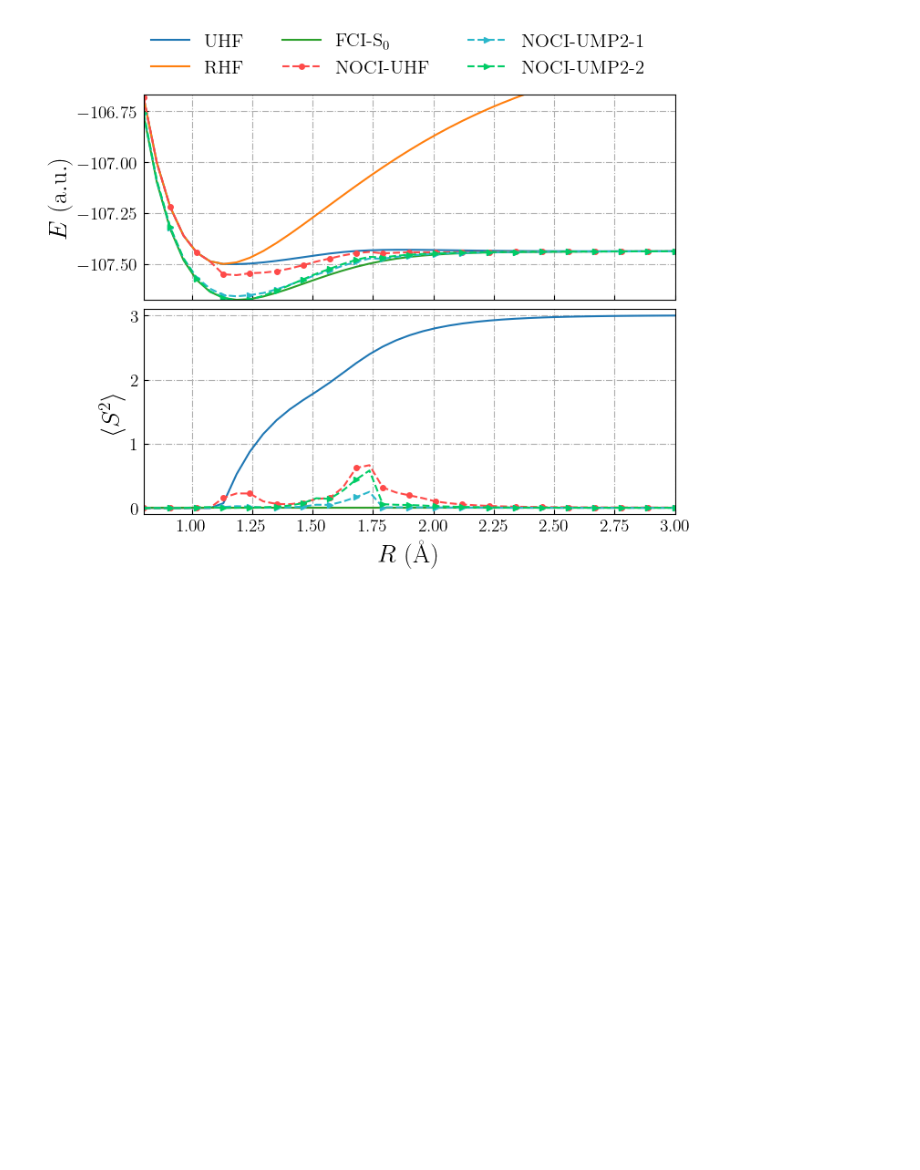
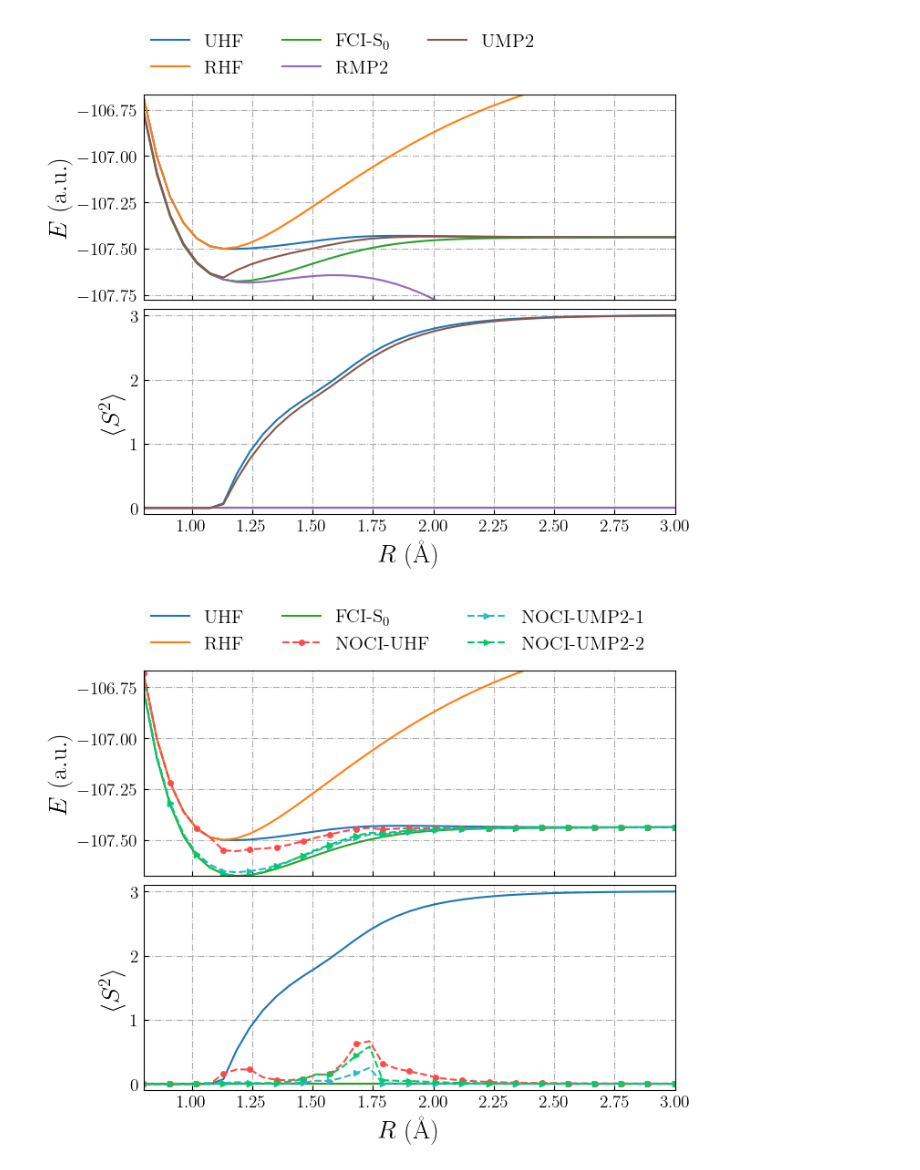
Before and after one commit to yangdatou/bs-uhf, a Jupyter notebook: work/plot/n2.ipynb, the cells around one changed output. Cells and saved outputs as stored; diff of their text form; code cells hidden in the pictures; blank space fills up the shorter version.

```diff
--- a/work/plot/n2.ipynb
+++ b/work/plot/n2.ipynb
@@ -42,6 +42,71 @@ ump2_noci_dict_2 = {
     "markersize": 4,
     "markevery": 2
 }
+# %%
+data_dict = get_plot_data("../data/n2-sto-3g-scf.h5")
+
+bond_length_list = data_dict["ene_uhf"][:, 0]
+ene_nuc_list = data_dict["ene_nuc"][:, 1]
+
+ene_uhf_list     = data_dict["ene_uhf"][:, 1]
+ene_rhf_list     = data_dict["ene_rhf"][:, 1]
+ene_fci_s_list  = data_dict["ene_fci"][:, 1]
+ene_rmp2_list    = data_dict["ene_rmp2"][:, 1]
+ene_ump2_list    = data_dict["ene_ump2"][:, 1]
+
+ene_noci_uhf_list    = data_dict["ene_noci_uhf"][:, 1]
+ene_noci_ump2_list_1 = data_dict["ene_noci_ump2_1"][:, 1]
+ene_noci_ump2_list_2 = data_dict["ene_noci_ump2_2"][:, 1]
+
+fig, axs = plt.subplots(2, 1, figsize=(7.5, 6.5), sharex=True)
+
+ax = axs[0]
+ax.plot(bond_length_list, [ene_uhf + ene_nuc for ene_uhf, ene_nuc in zip(ene_uhf_list, ene_nuc_list)], label="UHF")
+ax.plot(bond_length_list, [ene_rhf_s + ene_nuc for ene_rhf_s, ene_nuc in zip(ene_rhf_list, ene_nuc_list)], label="RHF")
+ax.plot(bond_length_list, [ene_fci_s + ene_nuc for ene_fci_s, ene_nuc in zip(ene_fci_s_list, ene_nuc_list)], label=r"FCI-S$_0$")
+ax.plot(bond_length_list, [0.0 for _ in ene_nuc_list])
+ax.plot(bond_length_list, [ene_rmp2 + ene_nuc for ene_rmp2, ene_nuc in zip(ene_rmp2_list, ene_nuc_list)], label=r"RMP2")
+ax.plot(bond_length_list, [ene_ump2 + ene_nuc for ene_ump2, ene_nuc in zip(ene_ump2_list, ene_nuc_list)], label=r"UMP2")
+# ax.plot(bond_length_list, [ene_noci + ene_nuc for ene_noci, ene_nuc in zip(ene_noci_uhf_list, ene_nuc_list)], **uhf_noci_dict)
+# ax.plot(bond_length_list, [ene_noci_ump2 + ene_nuc for ene_noci_ump2, ene_nuc in zip(ene_noci_ump2_list_1, ene_nuc_list)], **ump2_noci_dict_1)
+# ax.plot(bond_length_list, [ene_noci_ump2 + ene_nuc for ene_noci_ump2, ene_nuc in zip(ene_noci_ump2_list_2, ene_nuc_list)], **ump2_noci_dict_2)
+ene_fci = ene_fci_s_list + ene_nuc_list
+ax.set_ylim(ene_fci.min()-0.1, ene_fci.max()+0.1)
+
+ax.set_ylabel(r"$E$ ($\mathrm{a.u.}$)")
+ax.legend(
+    loc=(0.0, 1.05), fancybox=False, framealpha=1.0,
+    edgecolor='silver', frameon=False, fontsize=15, ncol=3
+    )
+ax.grid(True, linestyle='-.')
+
+ax = axs[1]
+s2_uhf_list = data_dict["s2_uhf"][:, 1]
+s2_rhf_list = data_dict["s2_rhf"][:, 1]
+
+ax.plot(bond_length_list, s2_uhf_list, label="UHF")
+ax.plot(bond_length_list, s2_rhf_list, label="RHF")
+ax.plot(bond_length_list, s2_rhf_list, label="FCI-S$_0$")
+ax.plot(bond_length_list, [10.0 for _ in bond_length_list])
+ax.plot(bond_length_list, [0.0 for _ in bond_length_list])
+ax.plot(bond_length_list, data_dict["s2_bs_ump2_0"][:, 1])
+# ax.plot(bond_length_list, data_dict["s2_noci_ump2_2"][:, 1], **ump2_noci_dict_2)
+# ax.plot(bond_length_list, data_dict["s2_noci_ump2_1"][:, 1], label=r"FCI-T$_1$")
+
+# # ax.plot(bond_length_list, s2_rhf_t_list, label="RHF")
+# ax.plot(bond_length_list, s2_fci_s_list, label="FCI")
+# ax.plot(bond_length_list, s2_fci_t_list, label="FCI")
+
+ax.set_xlim(0.8, 3.0)
+ax.set_ylim(-0.1, 3.1)
+ax.grid(True, linestyle='-.')
+
+ax.set_ylabel(r"$\langle S^2 \rangle$")
+ax.set_xlabel(r"$R$ ($\mathrm{\AA}$)")
+fig.tight_layout(w_pad=0.4, h_pad=0.4)
+fig.savefig("/Users/yangjunjie/Downloads/n2-bs.png", dpi=600)
+# %% [output]
+[figure, added]
 # %%
 data_dict = get_plot_data("../data/n2-sto-3g-scf.h5")
 
```
Also changed, not shown: parts of 2 cells of this notebook, 1 other file.
